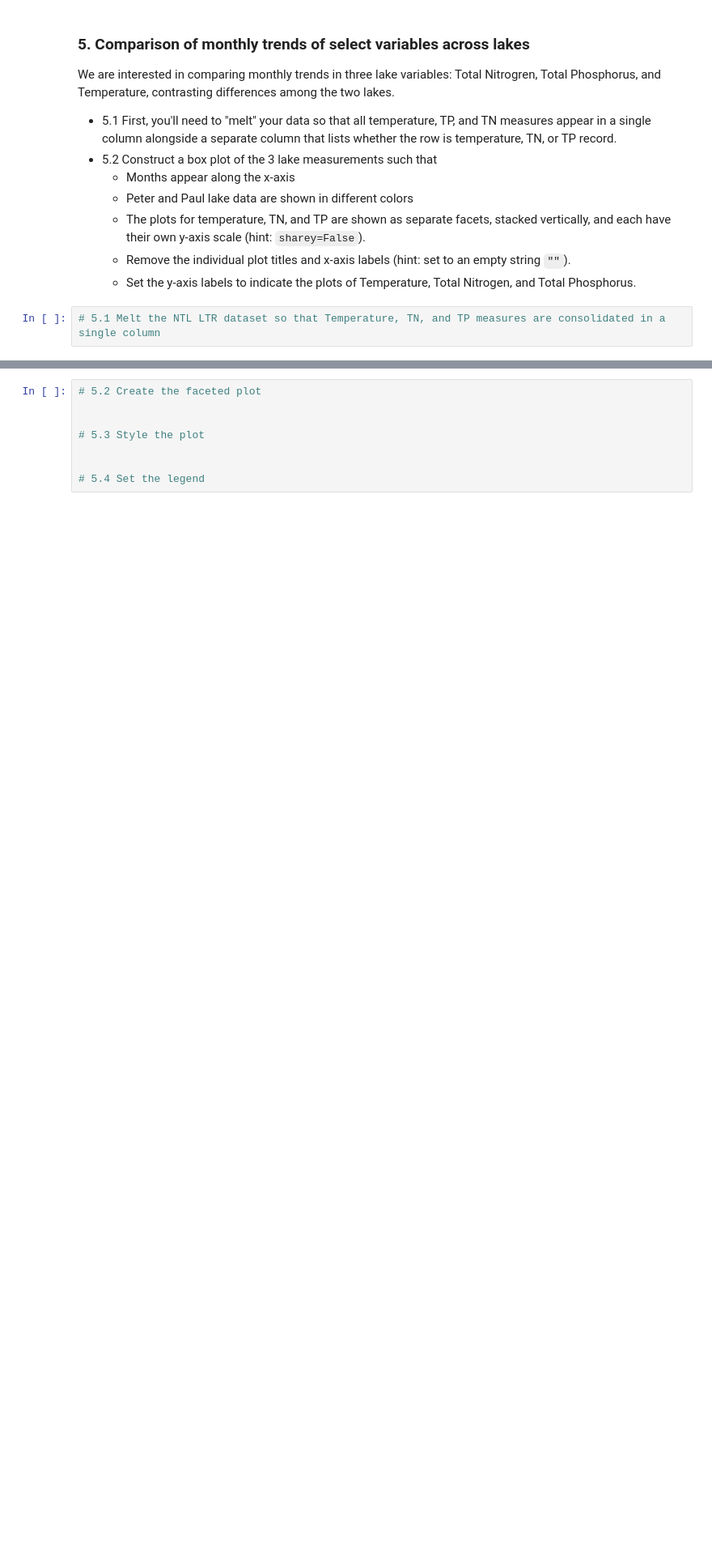
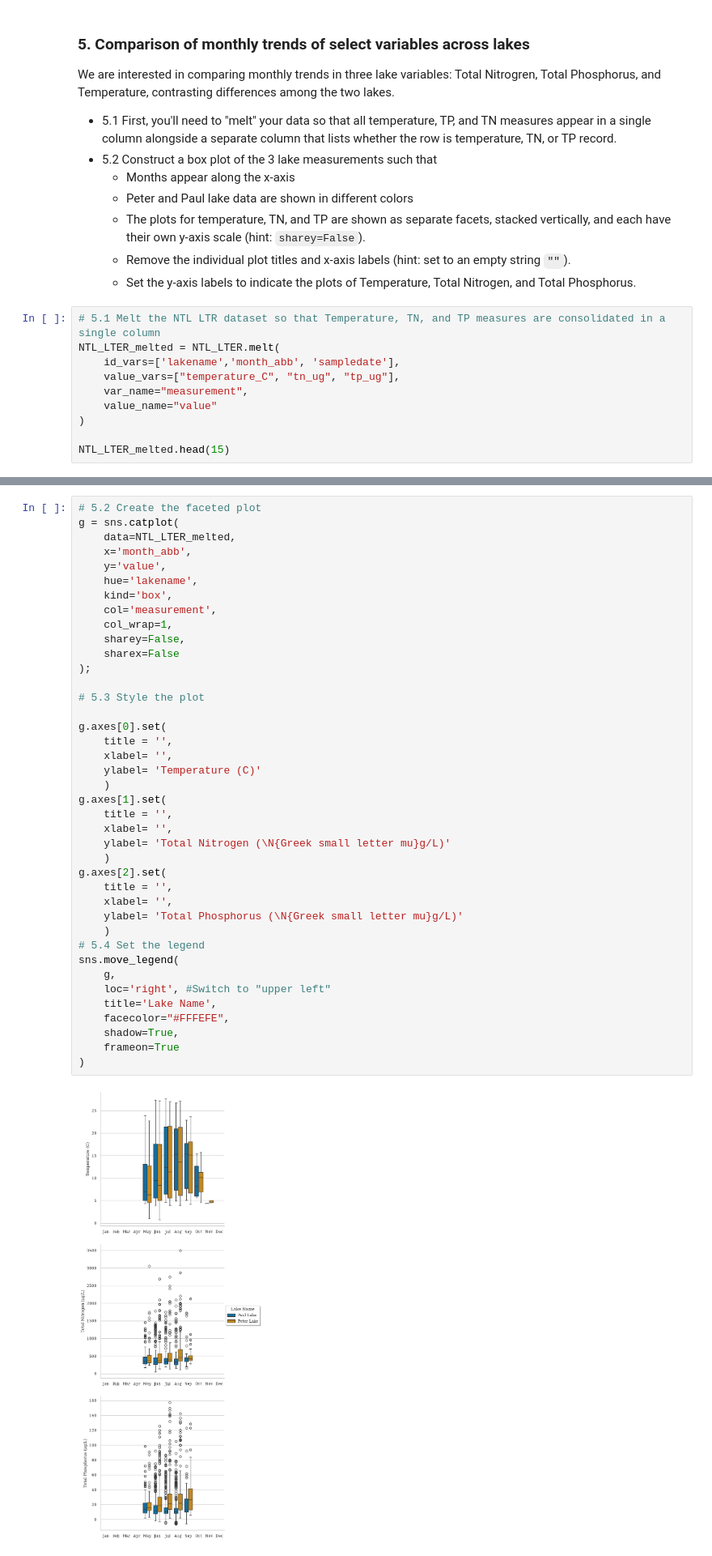
Before and after one commit to nsw37/ENV700, a Jupyter notebook: assignments/nsw37_A5-DataVisualization.ipynb, the cells around one changed output, grey strips where cells are left out. Shown at 81% size. Cells and saved outputs as stored; diff of their text form; blank space fills up the shorter version.

```diff
--- a/assignments/nsw37_A5-DataVisualization.ipynb
+++ b/assignments/nsw37_A5-DataVisualization.ipynb
@@ -164,3 +164,11 @@ We are interested in comparing monthly trends in three lake variables: Total Nit
     - Set the y-axis labels to indicate the plots of Temperature, Total Nitrogen, and Total Phosphorus.
 # %%
 # 5.1 Melt the NTL LTR dataset so that Temperature, TN, and TP measures are consolidated in a single column
+NTL_LTER_melted = NTL_LTER.melt(
+    id_vars=['lakename','month_abb', 'sampledate'],
+    value_vars=["temperature_C", "tn_ug", "tp_ug"],
+    var_name="measurement",
+    value_name="value"
+)
+
+NTL_LTER_melted.head(15)
@@ -167,11 +192,45 @@ We are interested in comparing monthly trends in three lake variables: Total Nit
 # %%
 # 5.2 Create the faceted plot
-
+g = sns.catplot(
+    data=NTL_LTER_melted,
+    x='month_abb',
+    y='value',
+    hue='lakename',
+    kind='box',
+    col='measurement',
+    col_wrap=1,
+    sharey=False,
+    sharex=False
+);
 
 # 5.3 Style the plot
 
-
+g.axes[0].set(
+    title = '',
+    xlabel= '',
+    ylabel= 'Temperature (C)'
+    )
+g.axes[1].set(
+    title = '',
+    xlabel= '',
+    ylabel= 'Total Nitrogen (\N{Greek small letter mu}g/L)'
+    )
+g.axes[2].set(
+    title = '',
+    xlabel= '',
+    ylabel= 'Total Phosphorus (\N{Greek small letter mu}g/L)'
+    )
 # 5.4 Set the legend
+sns.move_legend(
+    g,
+    loc='right', #Switch to "upper left"
+    title='Lake Name',
+    facecolor="#FFFEFE",
+    shadow=True,
+    frameon=True
+)
+# %% [output]
+[figure, added]
 # %% [markdown]
 #### ✅ Question
 **What do you observe about the variables of interest over seasons and between lakes?**
```
Also changed, not shown: parts of 7 cells of this notebook, 1 other file.
